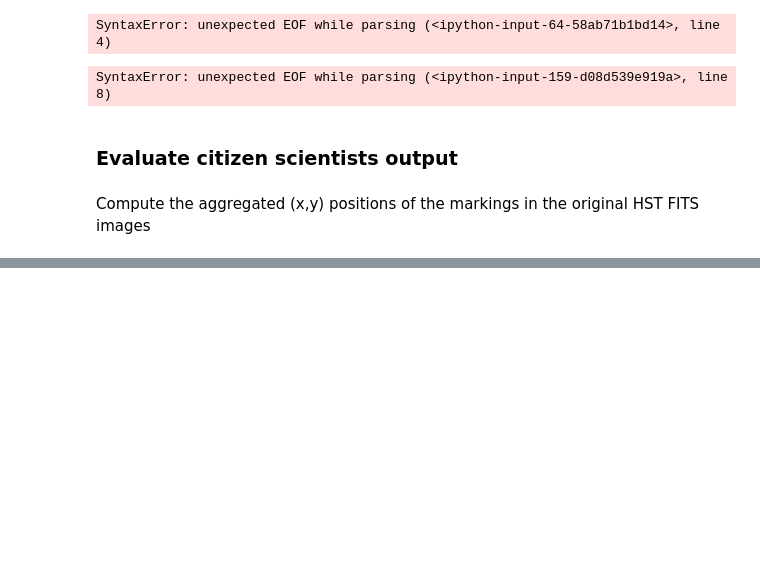
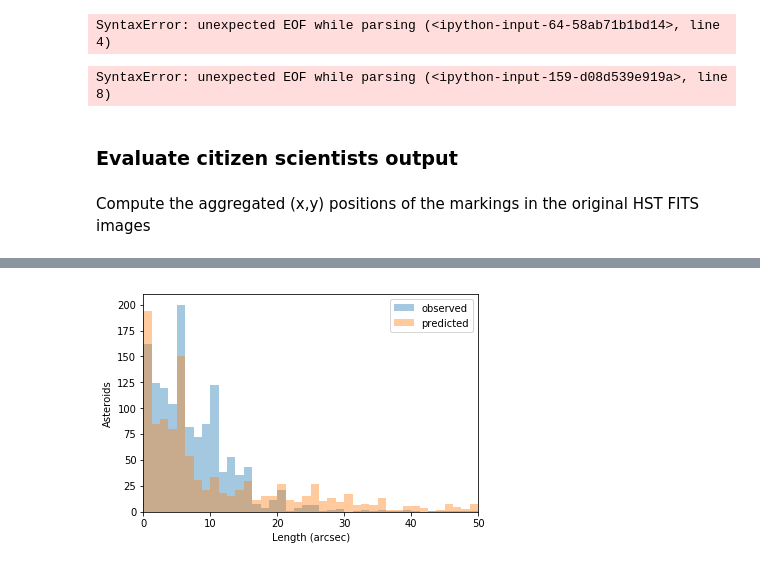
Before and after one commit to sandorkruk/Hubble_Asteroid_Hunter_analysis, a Jupyter notebook: Analysis_SSO_pipeline_asteroid.ipynb, the cells around one changed output, grey strips where cells are left out. Cells and saved outputs as stored; diff of their text form; code cells hidden in the pictures; blank space fills up the shorter version.

```diff
--- a/Analysis_SSO_pipeline_asteroid.ipynb
+++ b/Analysis_SSO_pipeline_asteroid.ipynb
@@ -585,8 +605,8 @@ Compute the aggregated (x,y) positions of the markings in the original HST FITS
 # %%
 #For the images with the identified asteroids only:
 
-data["orig_x"]=0
-data["orig_y"]=0
+data["orig_x"]=[]
+data["orig_y"]=[]
 
 
 # For each image, for each match, compute the pixel position in the original image
@@ -646,9 +666,6 @@ for ind, img in data.iterrows():
                 data["orig_x"][ind]=[]
                 data["orig_y"][ind]=[]
                 pass
-
-#SAVE OUTPUT TO A NEW FILE
-data.to_csv("asteroid_SSO_classifications_markings_original.csv")
 # %% [output]
 A value is trying to be set on a copy of a slice from a DataFrame
 
@@ -669,0 +796,79 @@ See the caveats in the documentation: http://pandas.pydata.org/pandas-docs/stabl
+# %%
+# compute first the length of the recovered trails in the original HST frames in pixels
+asteroids["length_pix"]=0
+asteroids["length_arcsec"]=0
+asteroids["observed_trail_arcsec"]=0
+asteroids["predicted_trail_arcsec"]=0
+
+for i,value in asteroids.iterrows():
+    try:
+        x1=float(asteroids["orig_x"][i].strip('[').strip(']').split(' ')[0])
+        x2=float(asteroids["orig_x"][i].strip('[').strip(']').split(' ')[1])
+
+        y1=float(asteroids["orig_y"][i].strip('[').strip(']').split(' ')[0])
+        y2=float(asteroids["orig_y"][i].strip('[').strip(']').split(' ')[1])
+
+        asteroids["length_pix"][i]=np.sqrt((x1-x2)**2+(y1-y2)**2)
+
+        if asteroids["INSTRUME"][i]=="ACS":
+            asteroids["length_arcsec"][i] = asteroids["length_pix"][i]*0.05
+
+        if (asteroids["INSTRUME"][i]=="WFC3") & (asteroids["DETECTOR"][i]=="UVIS"):
+            asteroids["length_arcsec"][i] = asteroids["length_pix"][i]*0.04
+
+        if (asteroids["INSTRUME"][i]=="WFC3") & (asteroids["DETECTOR"][i]=="IR"):
+            asteroids["length_arcsec"][i] = asteroids["length_pix"][i]*0.13
+
+        if asteroids["INSTRUME"][i]=="WFPC2":
+            asteroids["length_arcsec"][i] = asteroids["length_pix"][i]*0.046
+
+        ra_1 = float(asteroids["orig_ra"][i].strip('[').strip(']').split(' ')[0])
+        ra_2 = float(asteroids["orig_ra"][i].strip('[').strip(']').split(' ')[1])
+
+        dec_1 = float(asteroids["orig_dec"][i].strip('[').strip(']').split(' ')[0])
+        dec_2 = float(asteroids["orig_dec"][i].strip('[').strip(']').split(' ')[1])
+
+        #Calculate observed trail length
+
+        c1=SkyCoord(ra_1*u.deg,dec_1*u.deg, frame='icrs')
+        c2=SkyCoord(ra_2*u.deg,dec_2*u.deg, frame='icrs')
+        sep = c1.separation(c2)
+        asteroids["observed_trail_arcsec"][i]=sep.arcsecond
+
+        #Calculate predicted trail length
+
+        c1=SkyCoord(asteroids["ra_deg_1"][i]*u.deg,asteroids["dec_deg_1"][i]*u.deg, frame='icrs')
+        c2=SkyCoord(asteroids["ra_deg_2"][i]*u.deg,asteroids["dec_deg_2"][i]*u.deg, frame='icrs')
+        sep = c1.separation(c2)
+        asteroids["predicted_trail_arcsec"][i]=sep.arcsecond
+
+
+
+
+    except (ValueError,IndexError):
+         asteroids["length_pix"][i]=0
+         asteroids["length_arcsec"][i]=0
+         print("No clusters identified:", i, data["orig_x"].iloc[i],data["orig_y"].iloc[i])
+         pass
+
+#then convert the pixel length to arcseconds (what is the pixel scale of the WFC3, ACS and WFPC2 images)?! - use 0.05 for now
+
+#asteroids["length_arcsec"] = asteroids["length_pix"]*0.05
+#print(asteroids["length_pix"])
+
+#plot the V-band magnitude of the recovered asteroids
+
+fig, ax = plt.subplots()
+alpha = 0.4
+bins = 40
+
+ax.hist(asteroids["observed_trail_arcsec"],alpha=alpha,bins=bins,range=(0,50),label='observed')
+ax.hist(asteroids["predicted_trail_arcsec"],alpha=alpha,bins=bins,range=(0,50),label='predicted')
+#ax.hist(no_asteroids["v_mag_1"],histtype='step',ls="--",bins=bins,label='not detected')
+ax.set_xlim(0,50)
+ax.legend()
+ax.set_xlabel("Length (arcsec)")
+ax.set_ylabel("Asteroids")
+
+plt.savefig("../Plots/SSO_pipeline_trail_length.png",dpi=300, bbox_inches="tight")
+# %% [output]
@@ -669,0 +909 @@ See the caveats in the documentation: http://pandas.pydata.org/pandas-docs/stabl
+[figure, added]
```
Also changed, not shown: parts of 25 cells of this notebook, 1 other file.
